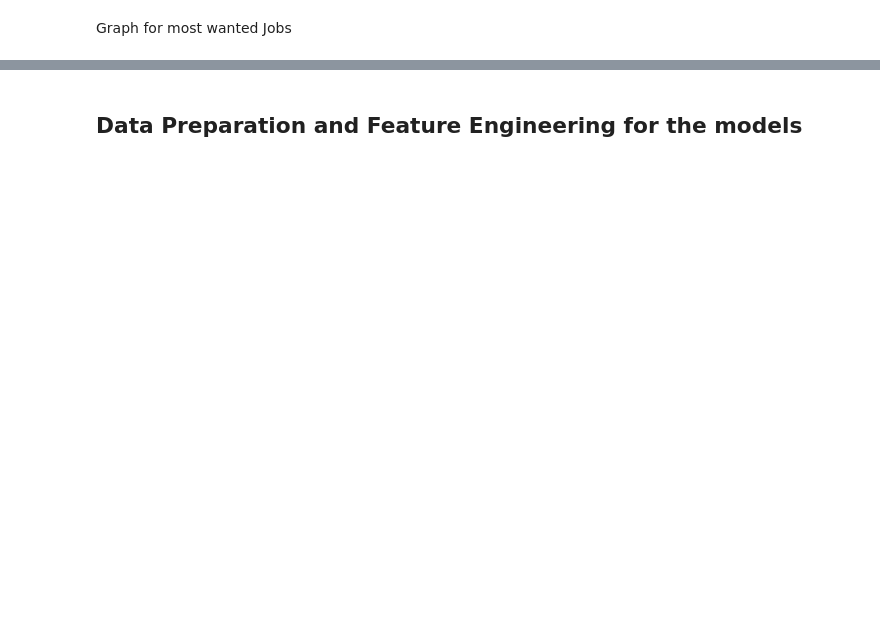
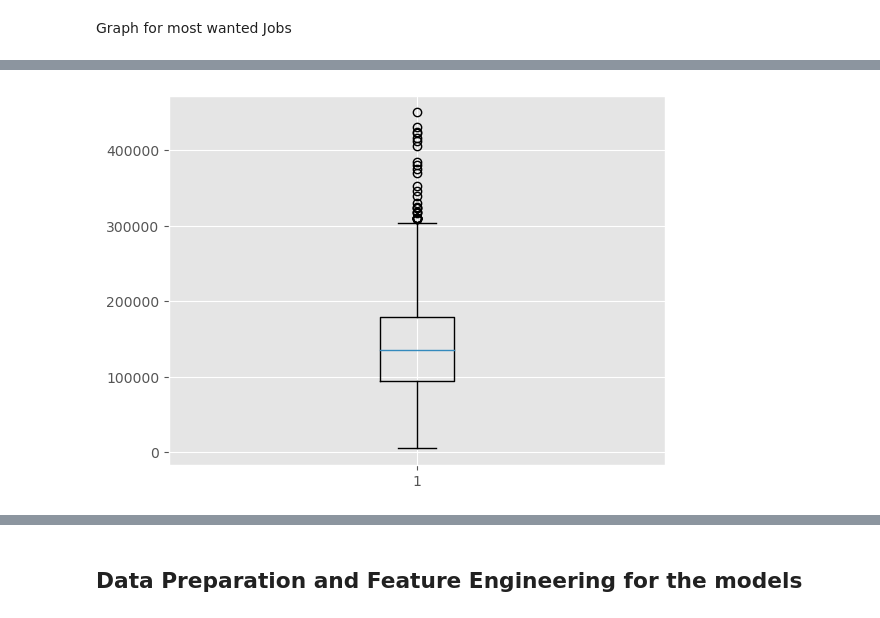
Before and after one commit to dipomari/DS-Salries-Prediction, a Jupyter notebook: data science salaries/data science salaries.ipynb, the cells around one changed output, grey strips where cells are left out. Saved outputs shown, nothing was run; the diff lists cells and outputs as text; code cells hidden in the pictures; blank space fills up the shorter version.

```diff
--- a/data science salaries/data science salaries.ipynb
+++ b/data science salaries/data science salaries.ipynb
@@ -199,6 +200,7 @@ ax.bar(job_titles, mean_salary_jobs, color=colors);
 # %%
-y_train = df_train['salary in usd']
-x_train = df_train.drop(columns=['salary in usd'])
+fig = plt.figure()
+ax = plt.axes()
 
-y_test = df_test['salary in usd']
-x_test = df_test.drop(columns=['salary in usd'])
+ax.boxplot(df_train['salary in usd']);
+# %% [output]
+[figure, added]
```
Also changed, not shown: parts of 12 cells of this notebook.
